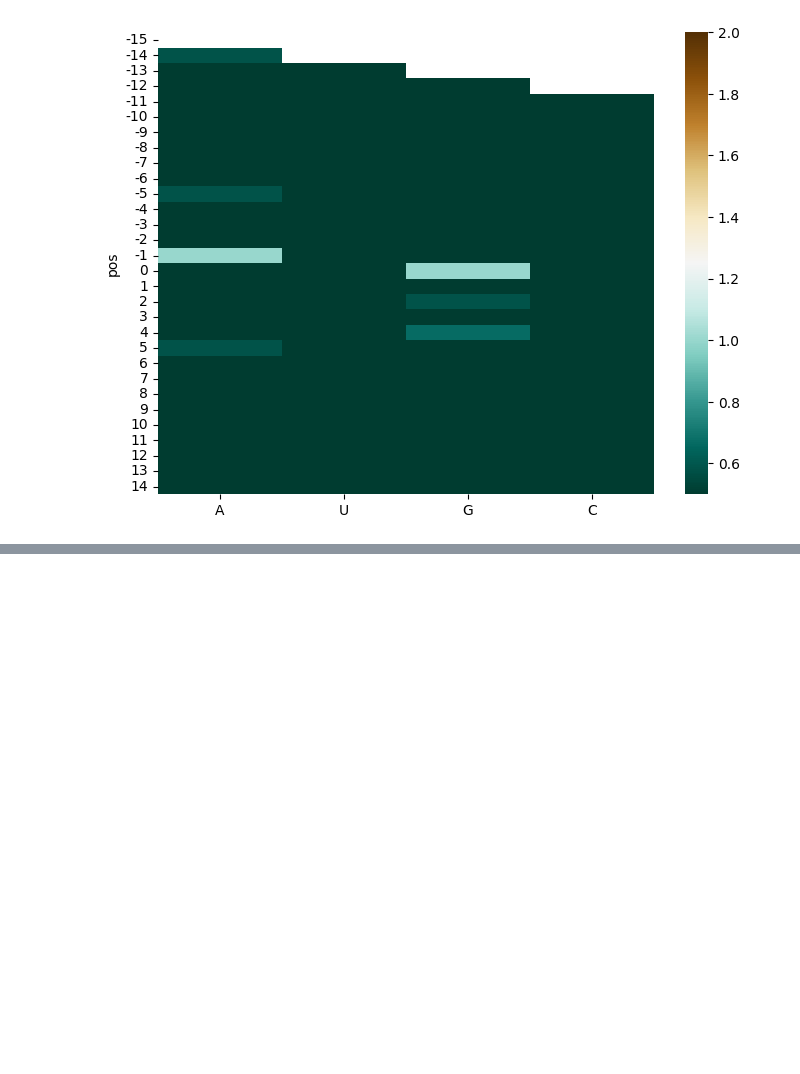
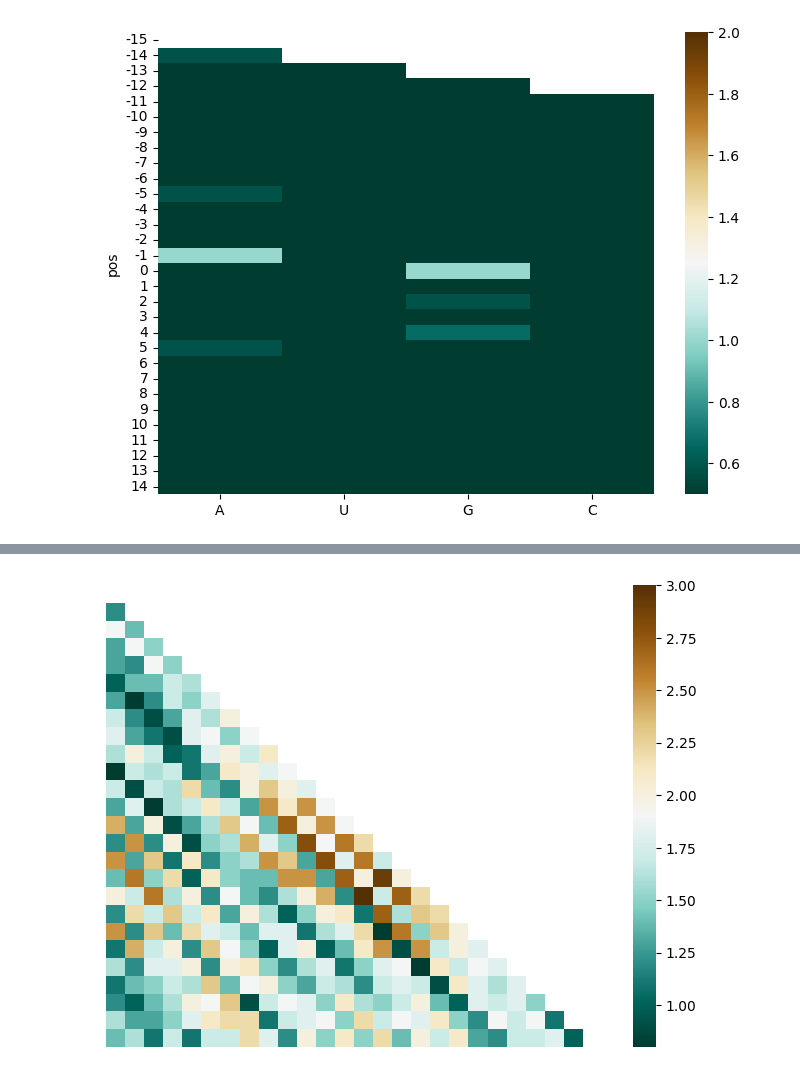
Before and after one commit to WoobeenJeong/miRNA_motif_finding, a Jupyter notebook: Project_006.ipynb, the cells around one changed output, grey strips where cells are left out. Cells and saved outputs as stored; diff of their text form; code cells hidden in the pictures; blank space fills up the shorter version.

```diff
--- a/Project_006.ipynb
+++ b/Project_006.ipynb
@@ -536,0 +607,32 @@ plt.show()
+# %%
+data = [list(sequence) for sequence in data]
+data
+# %%
+# Step 1: Create a DataFrame
+df = pd.DataFrame(data)
+
+i = df.shape[1]  # Number of columns
+j = df.shape[0]  # Number of rows
+
+# Step 2: Generate 6-mers for each row
+six_mers = []
+for row in df.values:
+    six_mers.append([row[i:i+6] for i in range(i-6+1)])
+
+# Step 3: Calculate similarity matrix for each row
+similarity_matrices = []
+for row in six_mers:
+    matrix = np.zeros((i-6+1, i-6+1))
+    for r in range(i-6+1):
+        for c in range(i-6+1):
+            for k in range(6):
+                if row[r][k] == row[c][k]:
+                    matrix[r][c] += 1
+    similarity_matrices.append(matrix)
+
+# Step 4: Sum all matrices
+final_matrix = np.sum(similarity_matrices, axis=0)
+
+# Step 5: Calculate total sum
+
+df_final = pd.DataFrame(final_matrix)
@@ -536,0 +641,14 @@ plt.show()
+# %%
+import pandas as pd
+import seaborn as sns
+import matplotlib.pyplot as plt
+
+relative_frequencies = df_final.div(10)
+
+mask = np.triu(np.ones_like(relative_frequencies , dtype=bool))
+plt.figure(figsize=(8, 6))
+plt.axis('off')
+sns.heatmap(relative_frequencies , mask=mask, annot=False, cmap="BrBG_r")
+plt.show()
+# %% [output]
+[figure, added]
```
Also changed, not shown: parts of 9 cells of this notebook.
